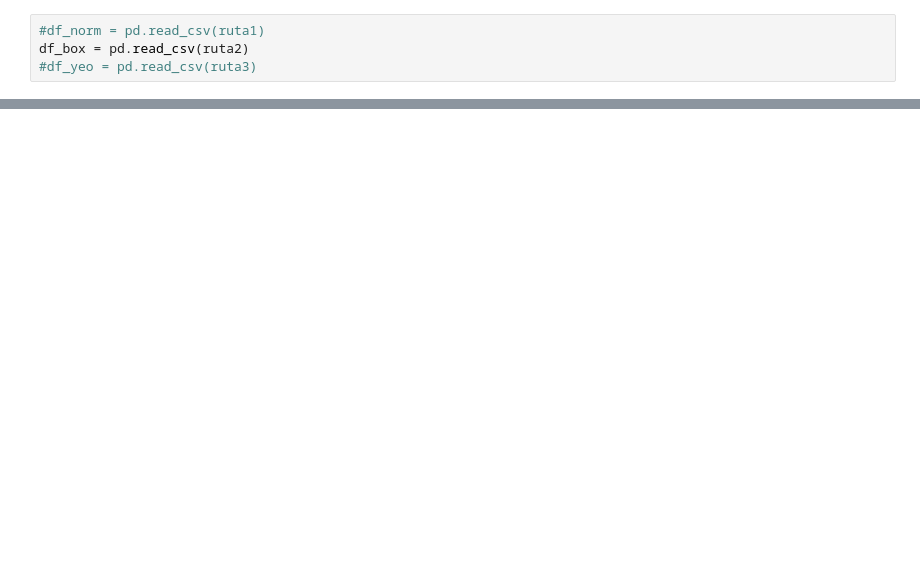
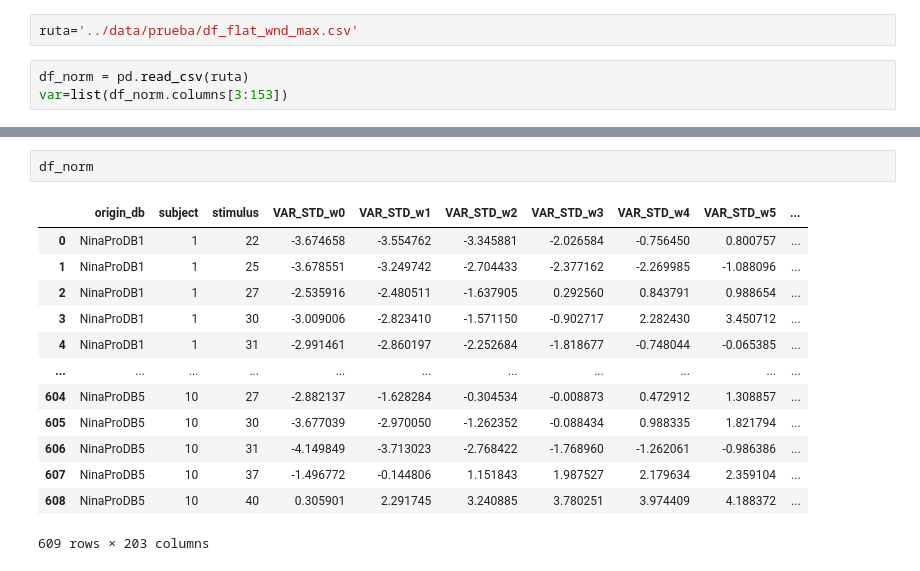
Before and after one commit to mariabda2/sEMG-ArmBand, a Jupyter notebook: notebooks/06_projection_tecniques.ipynb, the cells around one changed output, grey strips where cells are left out. Saved outputs shown, nothing was run; the diff lists cells and outputs as text; blank space fills up the shorter version.

```diff
--- a/notebooks/06_projection_tecniques.ipynb
+++ b/notebooks/06_projection_tecniques.ipynb
@@ -21,4 +13,5 @@ ruta2='../data/master/intact_bc_fused.csv'
+# %%
+ruta='../data/prueba/df_flat_wnd_max.csv'
 # %%
-#df_norm = pd.read_csv(ruta1)
-df_box = pd.read_csv(ruta2)
-#df_yeo = pd.read_csv(ruta3)
+df_norm = pd.read_csv(ruta)
+var=list(df_norm.columns[3:153])
@@ -43 +38,17 @@ df_box=df_box[df_box["stimulus"]!=0]
+# %%
+df_norm
+# %% [output]
+|  | origin_db | subject | stimulus | VAR_STD_w0 | VAR_STD_w1 | VAR_STD_w2 | VAR_STD_w3 | VAR_STD_w4 | VAR_STD_w5 | ... |
+| 0 | NinaProDB1 | 1 | 22 | -3.674658 | -3.554762 | -3.345881 | -2.026584 | -0.756450 | 0.800757 | ... |
+| 1 | NinaProDB1 | 1 | 25 | -3.678551 | -3.249742 | -2.704433 | -2.377162 | -2.269985 | -1.088096 | ... |
+| 2 | NinaProDB1 | 1 | 27 | -2.535916 | -2.480511 | -1.637905 | 0.292560 | 0.843791 | 0.988654 | ... |
+| 3 | NinaProDB1 | 1 | 30 | -3.009006 | -2.823410 | -1.571150 | -0.902717 | 2.282430 | 3.450712 | ... |
+| 4 | NinaProDB1 | 1 | 31 | -2.991461 | -2.860197 | -2.252684 | -1.818677 | -0.748044 | -0.065385 | ... |
+| ... | ... | ... | ... | ... | ... | ... | ... | ... | ... | ... |
+| 604 | NinaProDB5 | 10 | 27 | -2.882137 | -1.628284 | -0.304534 | -0.008873 | 0.472912 | 1.308857 | ... |
+| 605 | NinaProDB5 | 10 | 30 | -3.677039 | -2.970050 | -1.262352 | -0.088434 | 0.988335 | 1.821794 | ... |
+| 606 | NinaProDB5 | 10 | 31 | -4.149849 | -3.713023 | -2.768422 | -1.768960 | -1.262061 | -0.986386 | ... |
+| 607 | NinaProDB5 | 10 | 37 | -1.496772 | -0.144806 | 1.151843 | 1.987527 | 2.179634 | 2.359104 | ... |
+| 608 | NinaProDB5 | 10 | 40 | 0.305901 | 2.291745 | 3.240885 | 3.780251 | 3.974409 | 4.188372 | ... |
+609 rows × 203 columns
 # %%
```
Also changed, not shown: parts of 15 cells of this notebook, 8 other files.
